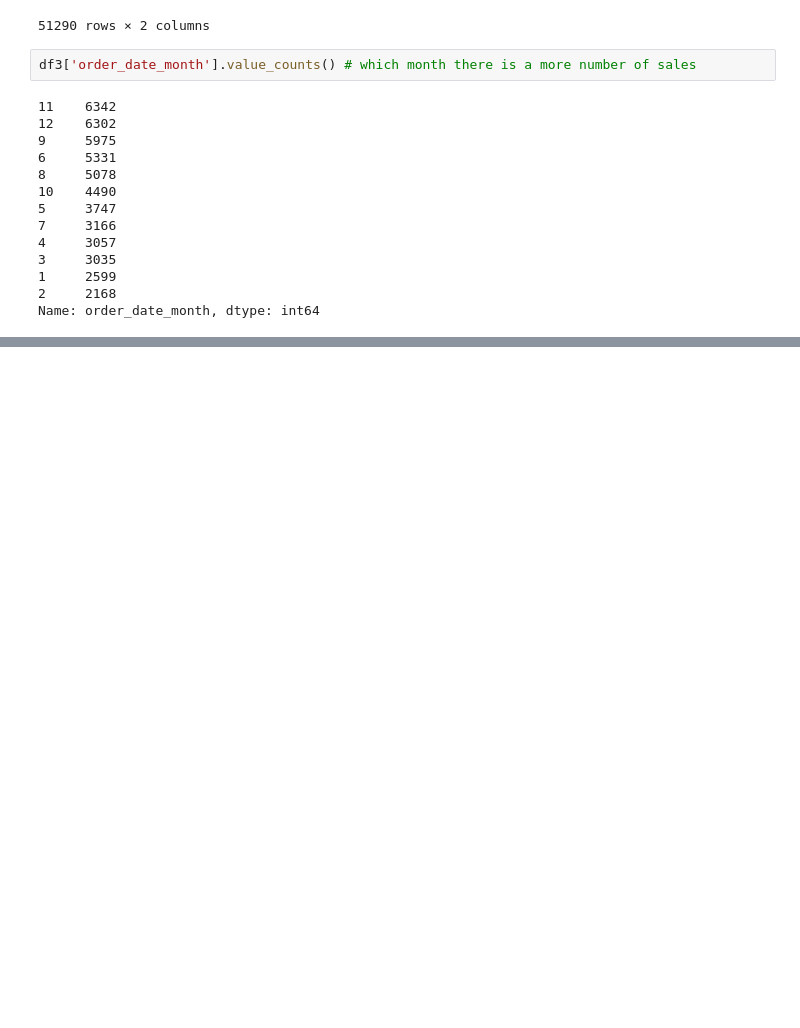
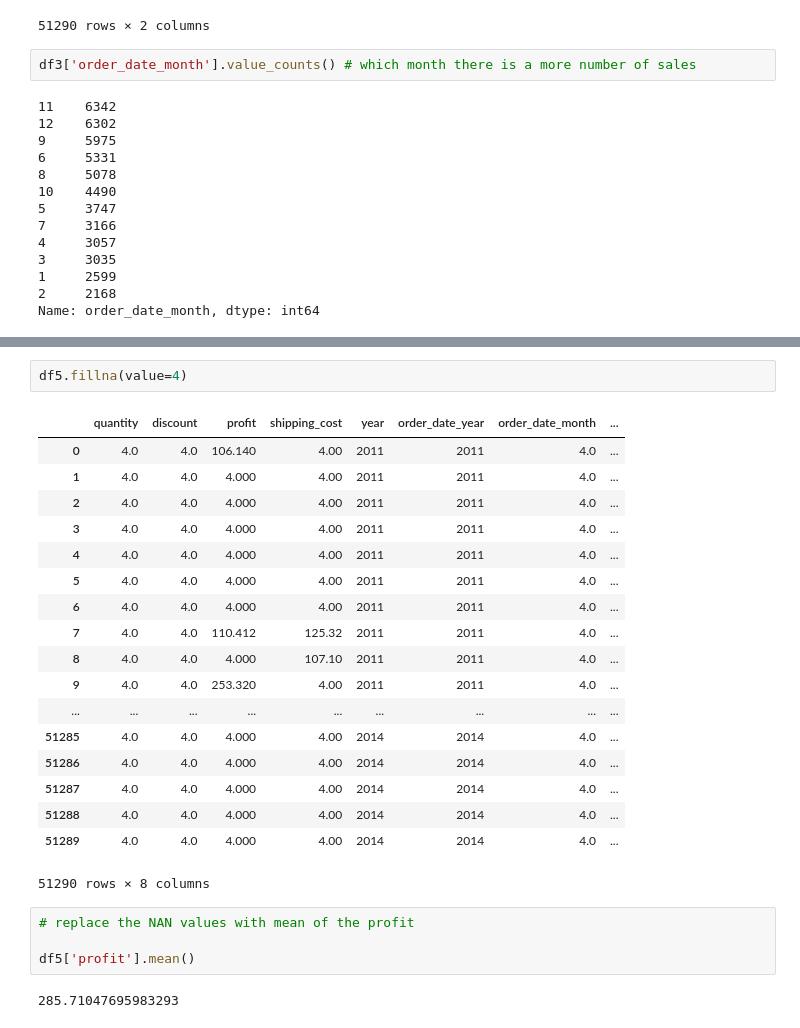
Before and after one commit to Mosharrafa/Pandas, a Jupyter notebook: Pandas.ipynb, the cells around one changed output, grey strips where cells are left out. Cells and saved outputs as stored; diff of their text form; blank space fills up the shorter version.

```diff
--- a/Pandas.ipynb
+++ b/Pandas.ipynb
@@ -788,0 +1052,27 @@ Name: order_date_month, dtype: int64
+# %%
+df5.fillna(value=4)
+# %% [output]
+|  | quantity | discount | profit | shipping_cost | year | order_date_year | order_date_month | ... |
+| 0 | 4.0 | 4.0 | 106.140 | 4.00 | 2011 | 2011 | 4.0 | ... |
+| 1 | 4.0 | 4.0 | 4.000 | 4.00 | 2011 | 2011 | 4.0 | ... |
+| 2 | 4.0 | 4.0 | 4.000 | 4.00 | 2011 | 2011 | 4.0 | ... |
+| 3 | 4.0 | 4.0 | 4.000 | 4.00 | 2011 | 2011 | 4.0 | ... |
+| 4 | 4.0 | 4.0 | 4.000 | 4.00 | 2011 | 2011 | 4.0 | ... |
+| 5 | 4.0 | 4.0 | 4.000 | 4.00 | 2011 | 2011 | 4.0 | ... |
+| 6 | 4.0 | 4.0 | 4.000 | 4.00 | 2011 | 2011 | 4.0 | ... |
+| 7 | 4.0 | 4.0 | 110.412 | 125.32 | 2011 | 2011 | 4.0 | ... |
+| 8 | 4.0 | 4.0 | 4.000 | 107.10 | 2011 | 2011 | 4.0 | ... |
+| 9 | 4.0 | 4.0 | 253.320 | 4.00 | 2011 | 2011 | 4.0 | ... |
+| ... | ... | ... | ... | ... | ... | ... | ... | ... |
+| 51285 | 4.0 | 4.0 | 4.000 | 4.00 | 2014 | 2014 | 4.0 | ... |
+| 51286 | 4.0 | 4.0 | 4.000 | 4.00 | 2014 | 2014 | 4.0 | ... |
+| 51287 | 4.0 | 4.0 | 4.000 | 4.00 | 2014 | 2014 | 4.0 | ... |
+| 51288 | 4.0 | 4.0 | 4.000 | 4.00 | 2014 | 2014 | 4.0 | ... |
+| 51289 | 4.0 | 4.0 | 4.000 | 4.00 | 2014 | 2014 | 4.0 | ... |
+51290 rows × 8 columns
+# %%
+# replace the NAN values with mean of the profit
+
+df5['profit'].mean()
+# %% [output]
+285.71047695983293
```
Also changed, not shown: parts of 37 cells of this notebook.
